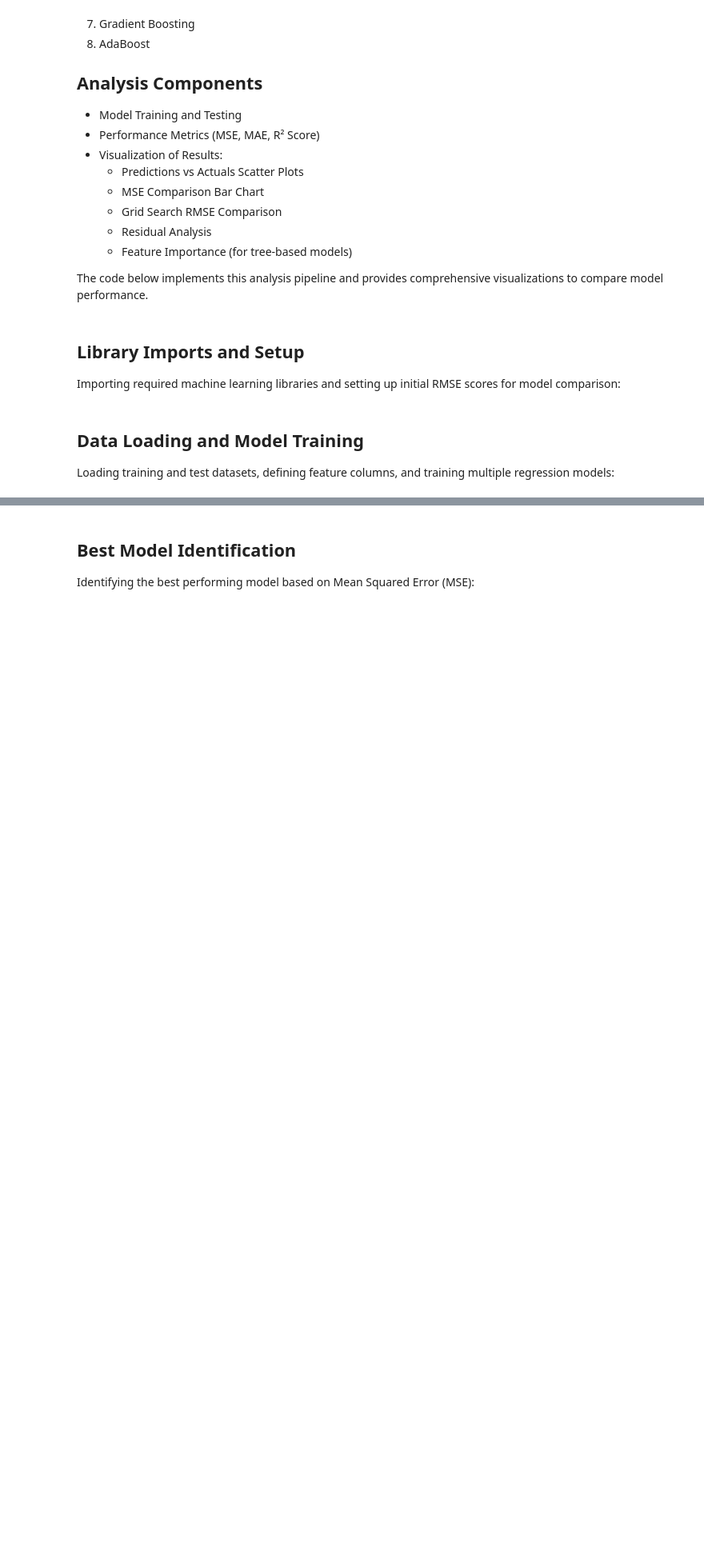
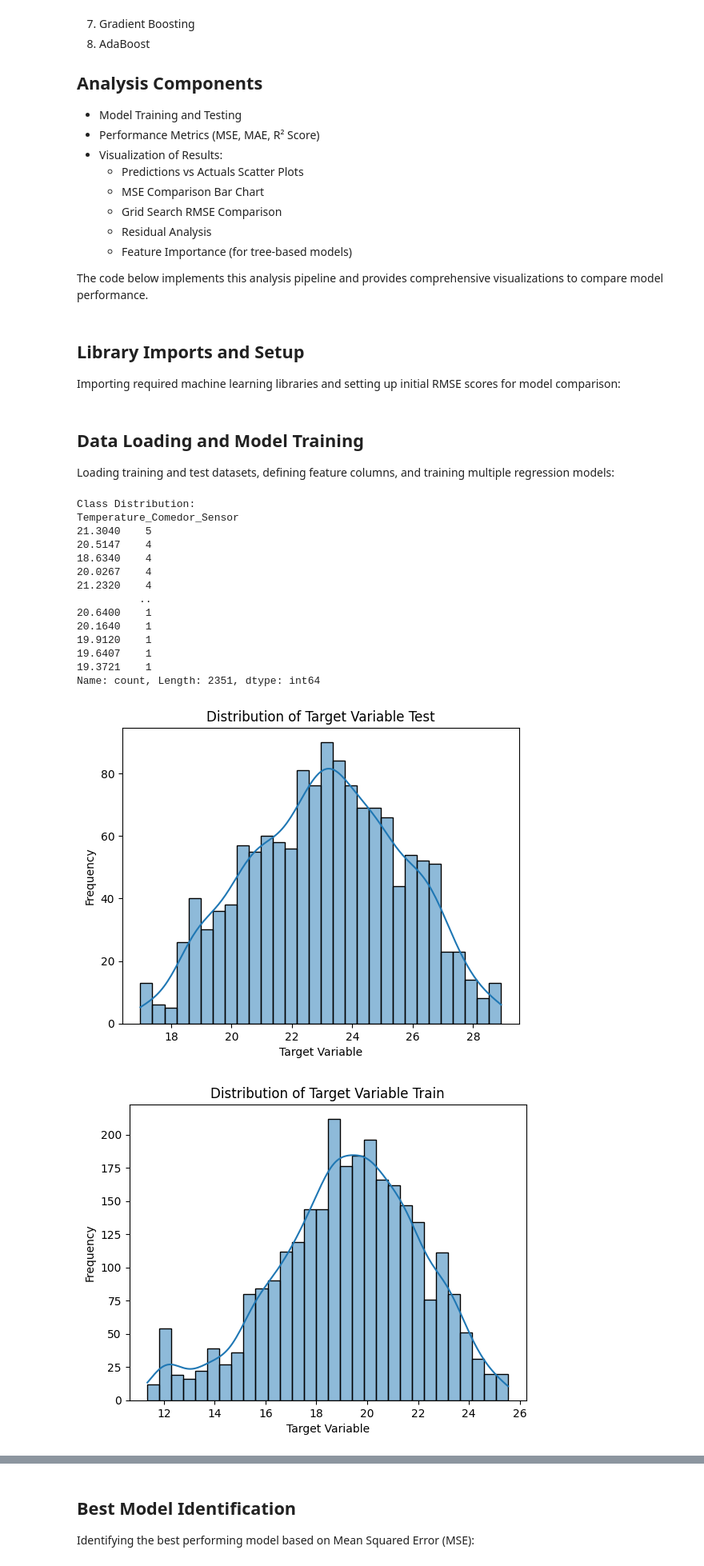
Before and after one commit to codesob/sml2010, a Jupyter notebook: ok.ipynb, the cells around one changed output, grey strips where cells are left out. Shown at 80% size. Saved outputs shown, nothing was run; the diff lists cells and outputs as text; code cells hidden in the pictures; blank space fills up the shorter version.

```diff
--- a/ok.ipynb
+++ b/ok.ipynb
@@ -109,3 +96,37 @@ else:
         mae = mean_absolute_error(y_test, y_pred)
         r2 = r2_score(y_test, y_pred)
         results[name] = {'mse': mse, 'rmse': rmse, 'mae': mae, 'r2': r2, 'y_pred': y_pred}
+# %%
+import seaborn as sns
+class_counts = df1[target_col].value_counts()
+print("Class Distribution:")
+print(class_counts)
+
+sns.histplot(df2[target_col], bins=30, kde=True)
+plt.title('Distribution of Target Variable Test')
+plt.xlabel('Target Variable')
+plt.ylabel('Frequency')
+plt.show()
+
+sns.histplot(df1[target_col], bins=30, kde=True)
+plt.title('Distribution of Target Variable Train')
+plt.xlabel('Target Variable')
+plt.ylabel('Frequency')
+plt.show()
+# %% [output]
+Class Distribution:
+Temperature_Comedor_Sensor
+21.3040    5
+20.5147    4
+18.6340    4
+20.0267    4
+21.2320    4
+          ..
+20.6400    1
+20.1640    1
+19.9120    1
+19.6407    1
+19.3721    1
+Name: count, Length: 2351, dtype: int64
+[figure, added]
+[figure, added]
```
Also changed, not shown: parts of 23 cells of this notebook, 3 other files.
